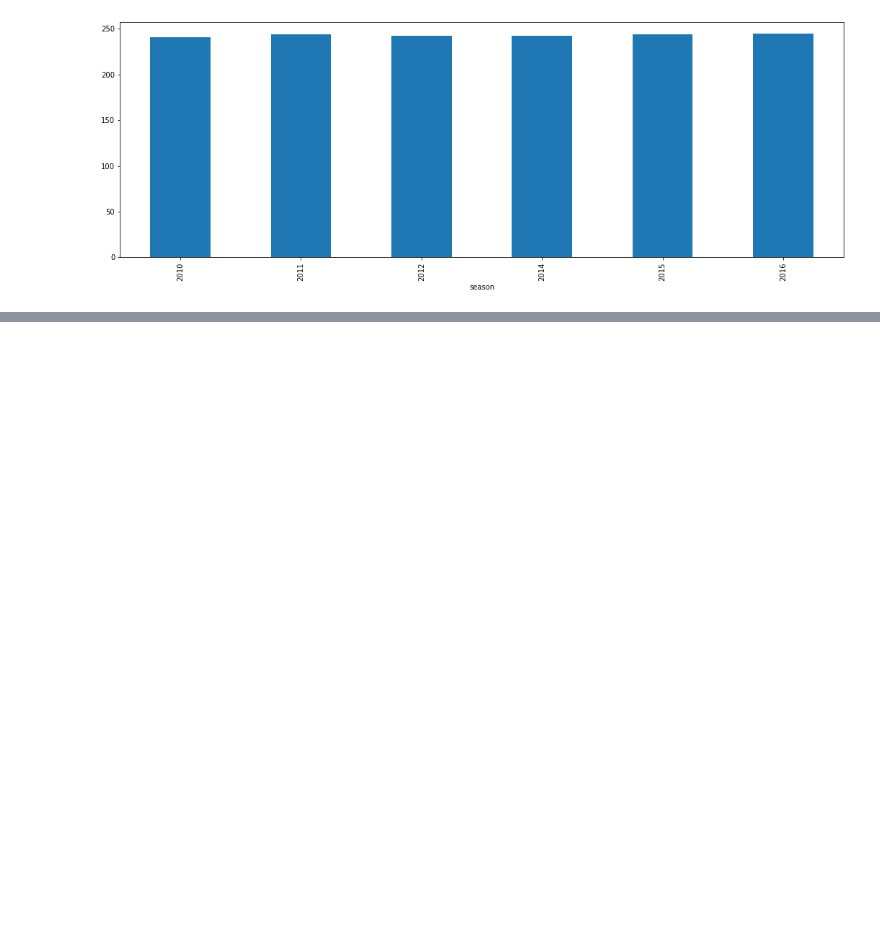
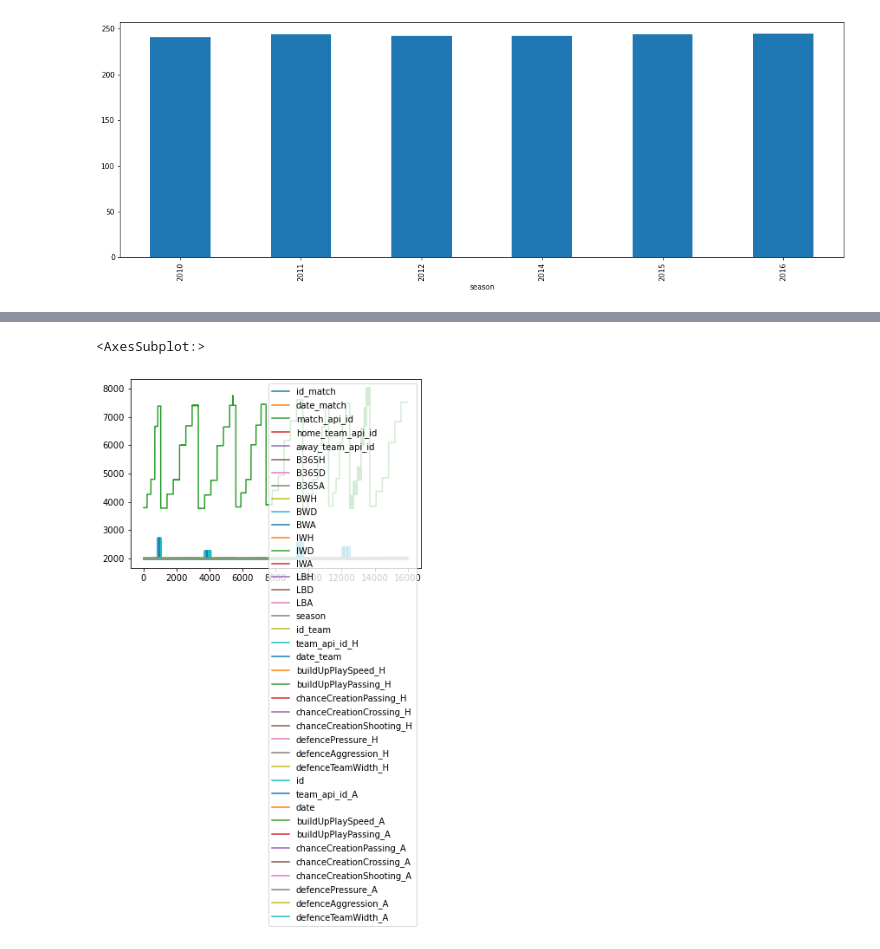
Before and after one commit to petroslamb/football-manager, a Jupyter notebook: explore.ipynb, the cells around one changed output, grey strips where cells are left out. Saved outputs shown, nothing was run; the diff lists cells and outputs as text; code cells hidden in the pictures; blank space fills up the shorter version.

```diff
--- a/explore.ipynb
+++ b/explore.ipynb
@@ -210,0 +211,3 @@ ta_df.season.groupby(ta_df.season).count().plot(kind="bar", legend=False, figsiz
+# %%
+df1 = pd.merge(df, ta_df, left_on=["season", "home_team_api_id"], right_on=["season", "team_api_id"], how="inner", suffixes=("_match", "_team"))
+df1.columns
@@ -210,0 +223,3 @@ ta_df.season.groupby(ta_df.season).count().plot(kind="bar", legend=False, figsiz
+# %%
+df2 = pd.merge(df1, ta_df, left_on=["season", "away_team_api_id"], right_on=["season", "team_api_id"], how="inner", suffixes=("_H", "_A"))
+df2.info()
@@ -210,0 +262,5 @@ ta_df.season.groupby(ta_df.season).count().plot(kind="bar", legend=False, figsiz
+# %%
+df2.plot()
+# %% [output]
+<AxesSubplot:>
+[figure, added]
```
Also changed, not shown: parts of 4 cells of this notebook.
